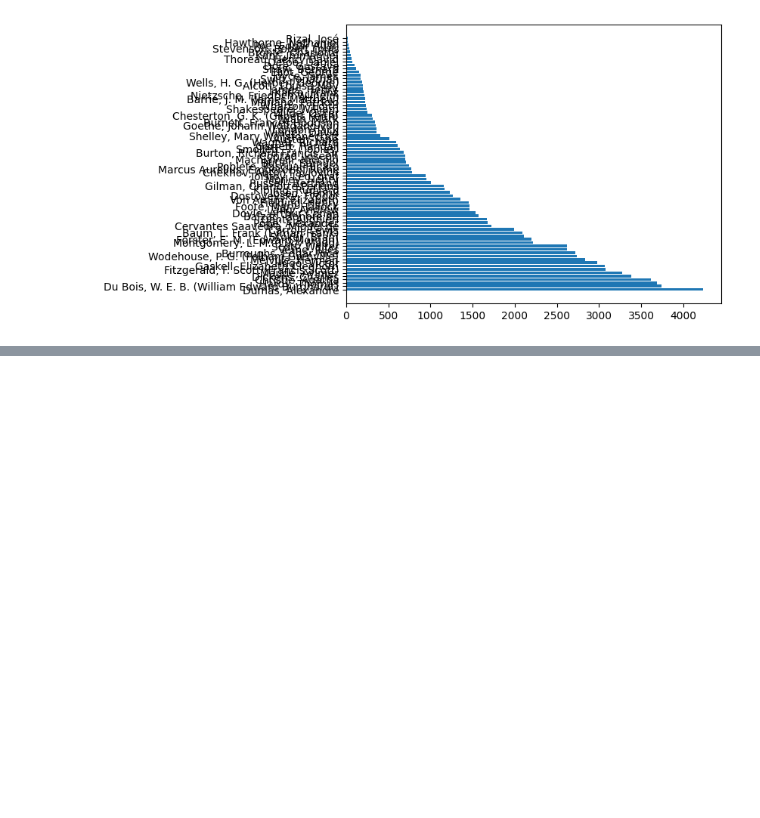
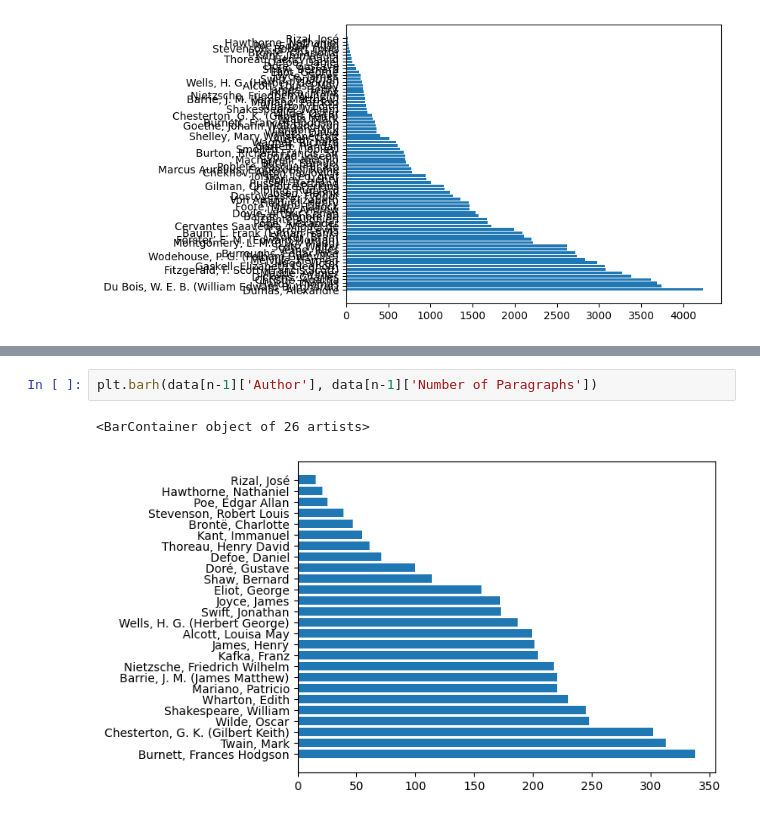
Before and after one commit to camilaborinsky/NLP-books, a Jupyter notebook: eda.ipynb, the cells around one changed output, grey strips where cells are left out. Saved outputs shown, nothing was run; the diff lists cells and outputs as text; blank space fills up the shorter version.

```diff
--- a/eda.ipynb
+++ b/eda.ipynb
@@ -59,0 +92,5 @@ plt.barh(df_paragraphs['Author'], df_paragraphs['Number of Paragraphs'])
+# %%
+plt.barh(data[n-1]['Author'], data[n-1]['Number of Paragraphs'])
+# %% [output]
+<BarContainer object of 26 artists>
+[figure, added]
```
Also changed, not shown: parts of 4 cells of this notebook.
